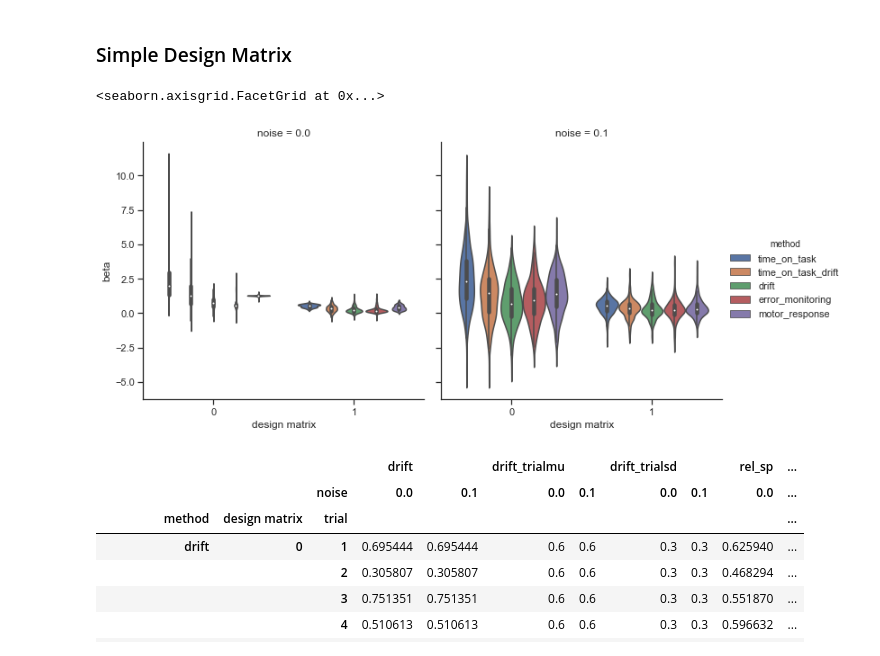
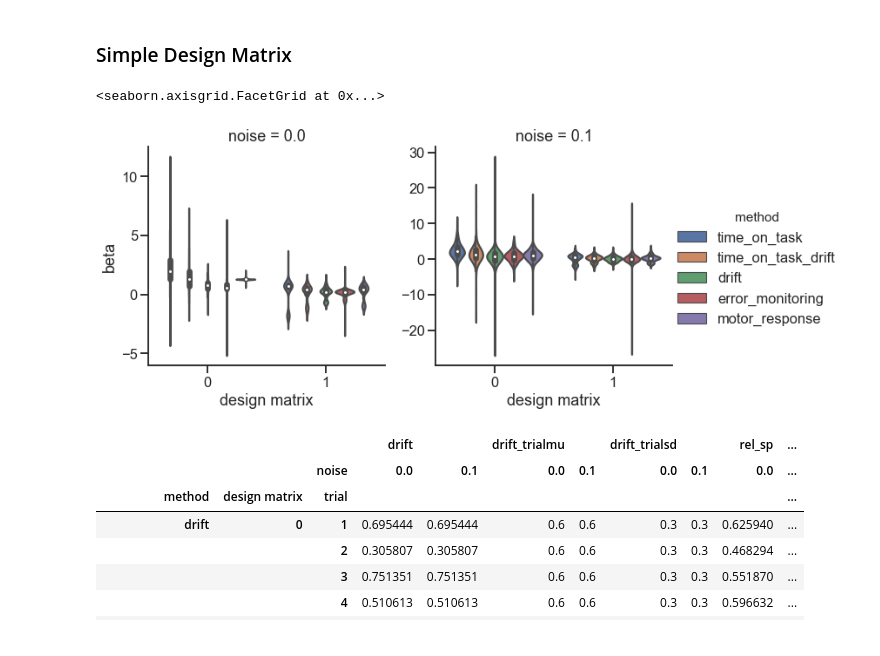
Before and after one commit to Gilles86/nddm_simulations, a Jupyter notebook: notebooks/Simulate data august 2020.ipynb, the cells around one changed output. Saved outputs shown, nothing was run; the diff lists cells and outputs as text; code cells hidden in the pictures.

```diff
--- a/notebooks/Simulate data august 2020.ipynb
+++ b/notebooks/Simulate data august 2020.ipynb
@@ -99,7 +99,7 @@ onsets['duration'] = onsets['rt']
 errors = onsets[onsets.accuracy == 0.0].copy()
 errors['trial_type'] = 'error'
 
-# onsets = onsets.append(errors)
+onsets = onsets.append(errors)
 
 X2 = design_matrix.make_first_level_design_matrix(frametimes, onsets, oversampling=50, drift_model=None)
 
@@ -110,6 +110,8 @@ X2 = design_matrix.make_first_level_design_matrix(frametimes, onsets, oversampli
 #     X2[f'trial {trial}'] = regress_out(X2[f'trial {trial}'], X2[['error', 'rt_regressor']])
 
 X2 = X2.drop('constant', 1)
+
+X2['error'] -= X2['error'].mean()
 # %%
 results = []
 
@@ -144,8 +148,8 @@ results = pd.concat(results)
 # %%
-sns.catplot('design matrix', 'beta', 'method', data=results.reset_index(), kind='violin', col='noise')
+sns.catplot('design matrix', 'beta', 'method', data=results.reset_index(), kind='violin', col='noise', sharey=False)
 # %% [output]
 <seaborn.axisgrid.FacetGrid at 0x...>
-[figure, old version]
+[figure, new version]
 # %%
 results.set_index(['method', 'design matrix', 'noise', 'trial']).unstack('noise')
 # %% [output]
```
Also changed, not shown: parts of 5 cells of this notebook.
